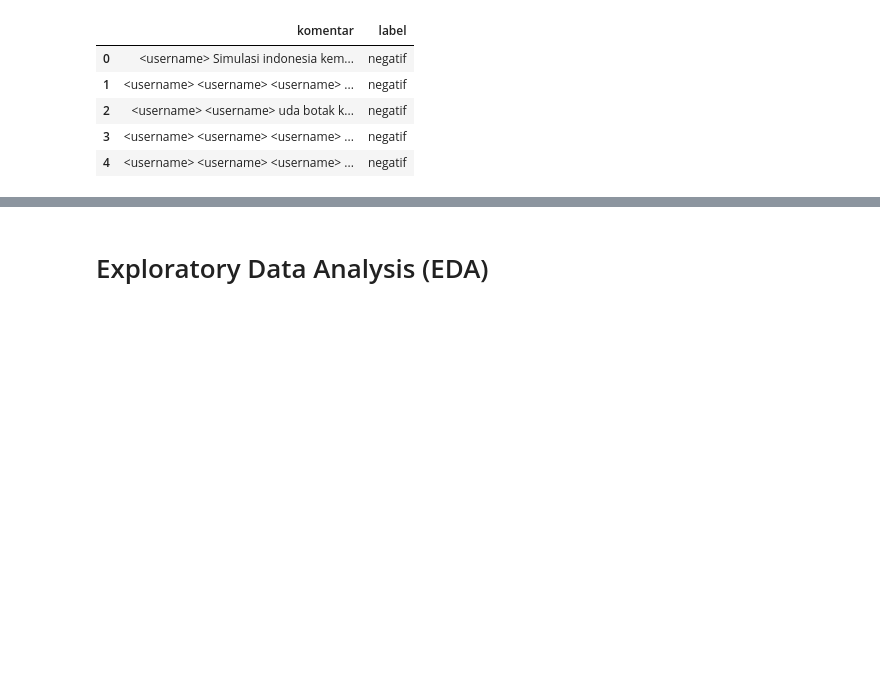
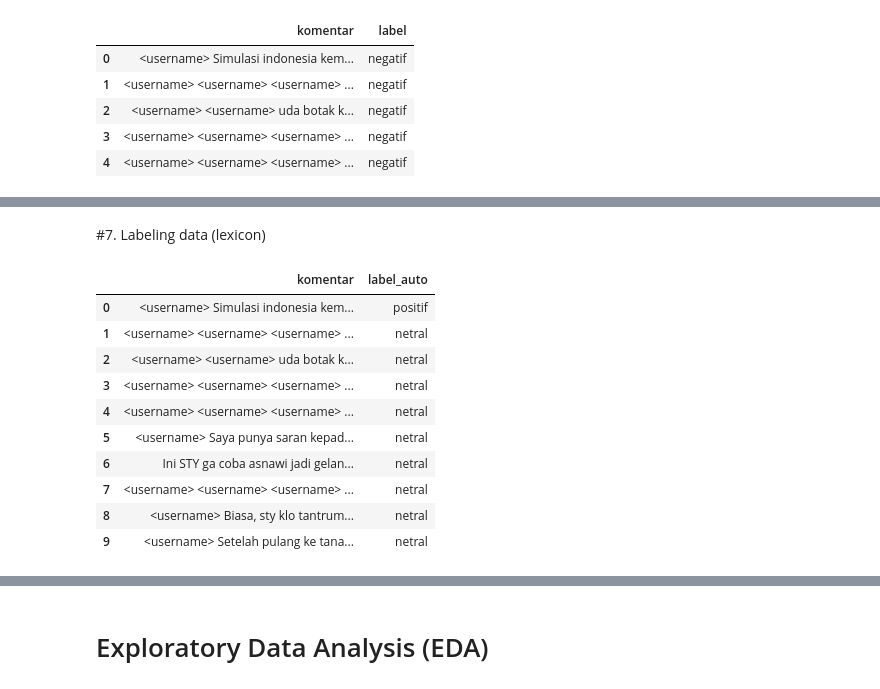
Before and after one commit to MauliaAstuti/Tugas_Kelompok_5_NLP, a Jupyter notebook: analisis_sentimen_timnas_indonesia_di_era_sty.ipynb, the cells around one changed output, grey strips where cells are left out. Saved outputs shown, nothing was run; the diff lists cells and outputs as text; code cells hidden in the pictures; blank space fills up the shorter version.

```diff
--- a/analisis_sentimen_timnas_indonesia_di_era_sty.ipynb
+++ b/analisis_sentimen_timnas_indonesia_di_era_sty.ipynb
@@ -155,0 +230,13 @@ df['komentar'] = df['komentar'].apply(' '.join)
+# %%
+stop_words = set(stopwords.words('indonesian'))
+
+def clean_tokens(tokens):
+    cleaned = []
+    for word in tokens:
+        word = re.sub(r'\d+', '', word)  # hapus angka
+        word = word.translate(str.maketrans('', '', string.punctuation))  # hapus tanda baca
+        if word and word.lower() not in stop_words:
+            cleaned.append(word.lower())
+    return cleaned
+
+df['cleaned'] = df['tokens'].apply(clean_tokens)
@@ -155,0 +288,5 @@ df['komentar'] = df['komentar'].apply(' '.join)
+# %%
+lemmatizer = WordNetLemmatizer()
+# %%
+df['lemmatized'] = df['tokens'].apply(lambda tokens: [lemmatizer.lemmatize(t) for t in tokens])
+df[['komentar', 'lemmatized']].head()
@@ -155,0 +302,7 @@ df['komentar'] = df['komentar'].apply(' '.join)
+# %%
+from nltk.stem import PorterStemmer
+
+stemmer = PorterStemmer()
+
+df['stemmed'] = df['lemmatized'].apply(lambda tokens: [stemmer.stem(t) for t in tokens])
+df[['lemmatized', 'stemmed']].head()
@@ -155,0 +333,30 @@ df['komentar'] = df['komentar'].apply(' '.join)
+# %% [markdown]
+#7. Labeling data (lexicon)
+# %%
+positif = ["bagus", "keren", "hebat", "juara", "menang", "mantap", "baik", "unggul"]
+negatif = ["jelek", "buruk", "kalah", "parah", "lemah", "kecewa", "payah", "jatuh"]
+
+def get_sentiment(tokens):
+    pos = sum(1 for t in tokens if t in positif)
+    neg = sum(1 for t in tokens if t in negatif)
+    if pos > neg:
+        return "positif"
+    elif neg > pos:
+        return "negatif"
+    else:
+        return "netral"
+
+df['label_auto'] = df['normalized'].apply(get_sentiment)
+df[['komentar', 'label_auto']].head(10)
+# %% [output]
+|  | komentar | label_auto |
+| 0 | <username> Simulasi indonesia kem... | positif |
+| 1 | <username> <username> <username> ... | netral |
+| 2 | <username> <username> uda botak k... | netral |
+| 3 | <username> <username> <username> ... | netral |
+| 4 | <username> <username> <username> ... | netral |
+| 5 | <username> Saya punya saran kepad... | netral |
+| 6 | Ini STY ga coba asnawi jadi gelan... | netral |
+| 7 | <username> <username> <username> ... | netral |
+| 8 | <username> Biasa, sty klo tantrum... | netral |
+| 9 | <username> Setelah pulang ke tana... | netral |
```
Also changed, not shown: parts of 89 cells of this notebook.
